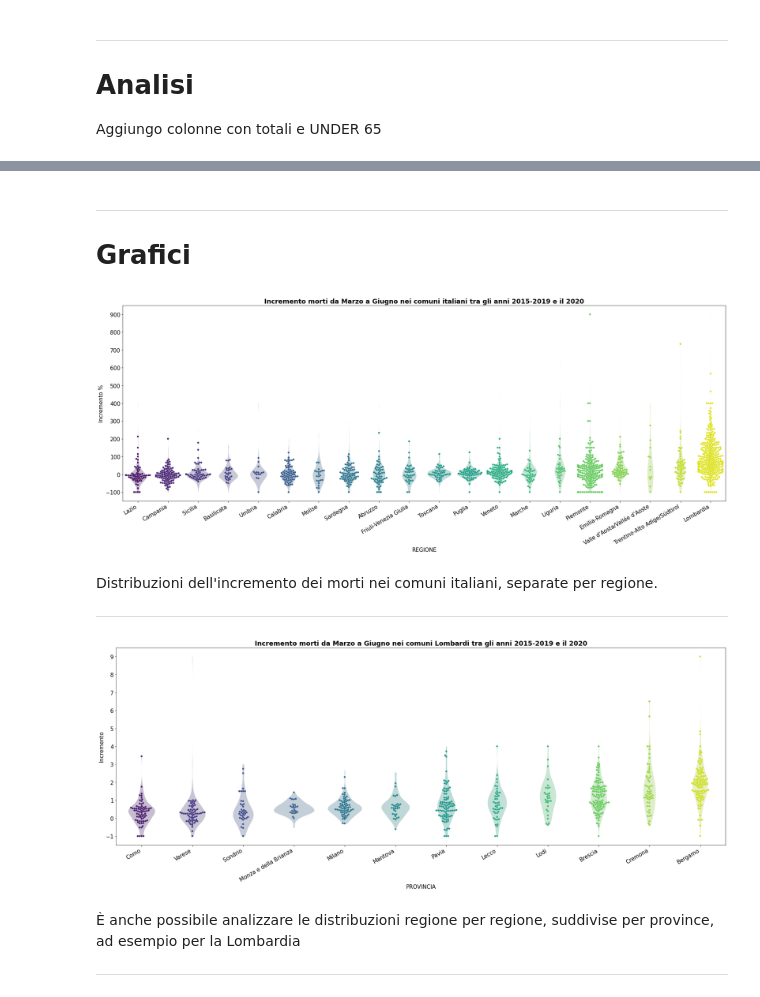
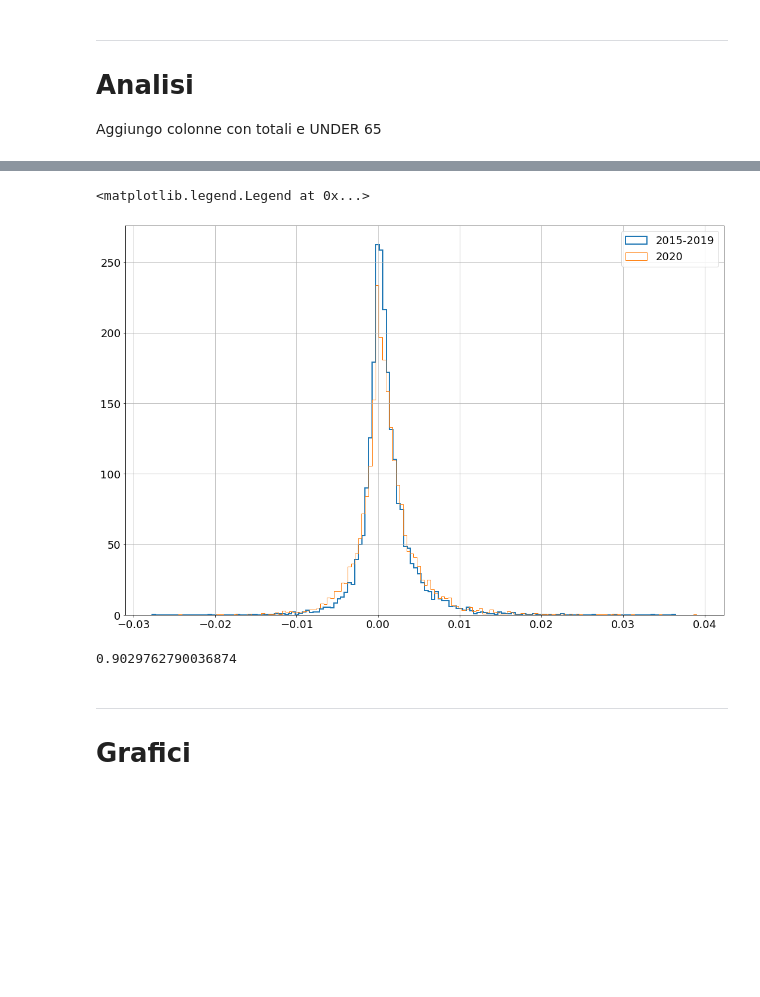
Before and after one commit to EdoardoTronconi/ProgettoPS, a Jupyter notebook: Esame_Tronconi_975734.ipynb, the cells around one changed output, grey strips where cells are left out. Drawn from its saved outputs; the diff is of its cells as text; code cells hidden in the pictures; blank space fills up the shorter version.

```diff
--- a/Esame_Tronconi_975734.ipynb
+++ b/Esame_Tronconi_975734.ipynb
@@ -140,3 +276,5 @@ DATA
+# %%
+POP_COMUNI = df_pop.loc[DATA_RAW.index,:]
 # %% [markdown]
 ***
 # Analisi
@@ -293,0 +565,22 @@ calcola_incrementi(DATA).reorder_levels(axis=1, order=[1,0,2]).sort_index(axis=1
+# %%
+def calcola_Decessi_Rel(DATA, POP_COMUNI):
+    if False in (DATA.index == POP_COMUNI.index):
+        raise ValueError('Indici Diversi')
+    else:
+        DATA_rel = DATA.copy(deep=True)
+        for col in DATA[['MESI','OVER 65 (Mar-Giu)']]:
+            DATA_rel.loc[:,col] = DATA.loc[:,col] / POP_COMUNI['totale']
+        for col in DATA[['OVER 65 (Mar-Giu) M']]:
+            DATA_rel.loc[:,col] = DATA.loc[:,col] / POP_COMUNI['maschi']
+        for col in DATA[['OVER 65 (Mar-Giu) F']]:
+            DATA_rel.loc[:,col] = DATA.loc[:,col] / POP_COMUNI['femmine']
+        for col in DATA.loc[:,(slice(None), slice(None), 'M')]:
+            DATA_rel.loc[:,col] = DATA.loc[:,col] / POP_COMUNI['maschi']
+        for col in DATA.loc[:,(slice(None), slice(None), 'F')]:
+            DATA_rel.loc[:,col] = DATA.loc[:,col] / POP_COMUNI['femmine']
+        for col in DATA.loc[:,('TOTALI (Mar-Giu)', slice(None), 'totale')]:
+            DATA_rel.loc[:,col] = DATA.loc[:,col] / POP_COMUNI['totale']
+
+        return DATA_rel
+# %%
+DATA_REL = calcola_Decessi_Rel(DATA, POP_COMUNI)
@@ -293,0 +618,2 @@ calcola_incrementi(DATA).reorder_levels(axis=1, order=[1,0,2]).sort_index(axis=1
+# %%
+INCR_REL = calcola_incrementi(DATA_REL)
@@ -294,42 +639,15 @@ calcola_incrementi(DATA).reorder_levels(axis=1, order=[1,0,2]).sort_index(axis=1
+# %%
+bins=150
+ax = INCR_REL.loc[:,('OVER 65 (Mar-Giu)','Incrementi','totale')].hist(bins=bins,histtype='step', lw=2, density=True, label='2015-2019')
+INCR_REL.loc[:,('OVER 65 (Mar-Giu) M','Incrementi','totale')].hist(bins=bins, ax=ax, histtype='step', lw=1, density=True, label='2020')
+plt.legend()
+# %% [output]
+<matplotlib.legend.Legend at 0x...>
+[figure, added]
+# %%
+INCR_REL.loc[:,('OVER 65 (Mar-Giu)','Incrementi','totale')].mean()*1000
+# %% [output]
+0.9029762790036874
 # %% [markdown]
 ***
 # Grafici
-# %%
-order = ['Lazio', 'Campania', 'Sicilia', 'Basilicata', 'Umbria', 'Calabria',
-       'Molise', 'Sardegna', 'Abruzzo', 'Friuli-Venezia Giulia', 'Toscana',
-       'Puglia', 'Veneto', 'Marche', 'Liguria', 'Piemonte', 'Emilia-Romagna',
-       'Valle d\'Aosta/Vallée d\'Aoste', 'Trentino-Alto Adige/Südtirol',
-       'Lombardia']
-
-plt.figure(figsize=[30,10])
-D = DATA.loc[:,('SESSO',slice(None),'M+F')]
-D = pd.DataFrame((D.iloc[:,1]-D.iloc[:,0])/D.iloc[:,0]).rename(columns={0 : 'Incremento %'})*100
-ax = sns.violinplot(data=D.sort_values('Incremento %').reset_index().replace({np.inf : np.nan}), x='REGIONE', y='Incremento %', order=order, palette='viridis', cut=0, linewidth=0)
-plt.setp(ax.collections, alpha=.3)
-ax = sns.swarmplot(data=D.sort_values('Incremento %').reset_index().replace({np.inf : np.nan}).iloc[::5,:], x='REGIONE', y='Incremento %', order=order, ax=ax, palette='viridis')
-ax.set_title('Incremento morti da Marzo a Giugno nei comuni italiani tra gli anni 2015-2019 e il 2020', fontweight='bold')
-ax.axes.set_yticks(np.linspace(-100,900,11))
-ax.set_xticklabels(ax.get_xticklabels(),rotation=30, ha='right');
-# %% [output]
-[figure, removed]
-# %% [markdown]
-Distribuzioni dell'incremento dei morti nei comuni italiani, separate per regione.
-***
-# %%
-order = ['Como', 'Varese', 'Sondrio', 'Monza e della Brianza', 'Milano',
-       'Mantova', 'Pavia', 'Lecco', 'Lodi', 'Brescia', 'Cremona', 'Bergamo']
-plt.figure(figsize=[30,10])
-D = DATA.loc['Lombardia',('SESSO',slice(None),'M+F')]
-D = pd.DataFrame((D.iloc[:,1]-D.iloc[:,0])/D.iloc[:,0]).rename(columns={0 : 'Incremento'})
-
-ax = sns.violinplot(data=D.sort_values('Incremento').reset_index().replace({np.inf : np.nan}), x='PROVINCIA', y='Incremento', order=order, palette='viridis', cut=0, linewidth=0)
-plt.setp(ax.collections, alpha=.3)
-ax = sns.swarmplot(data=D.sort_values('Incremento').reset_index().replace({np.inf : np.nan}).iloc[::2,:], x='PROVINCIA', y='Incremento', order=order, palette='viridis', ax=ax)
-ax.set_title('Incremento morti da Marzo a Giugno nei comuni Lombardi tra gli anni 2015-2019 e il 2020', fontweight='bold')
-ax.axes.set_yticks(np.linspace(-1,9,11))
-ax.set_xticklabels(ax.get_xticklabels(),rotation=30, ha='right');
-# %% [output]
-[figure, removed]
-# %% [markdown]
-È anche possibile analizzare le distribuzioni regione per regione, suddivise per province, ad esempio per la Lombardia
-***
```
Also changed, not shown: parts of 59 cells of this notebook, 1 other file.
